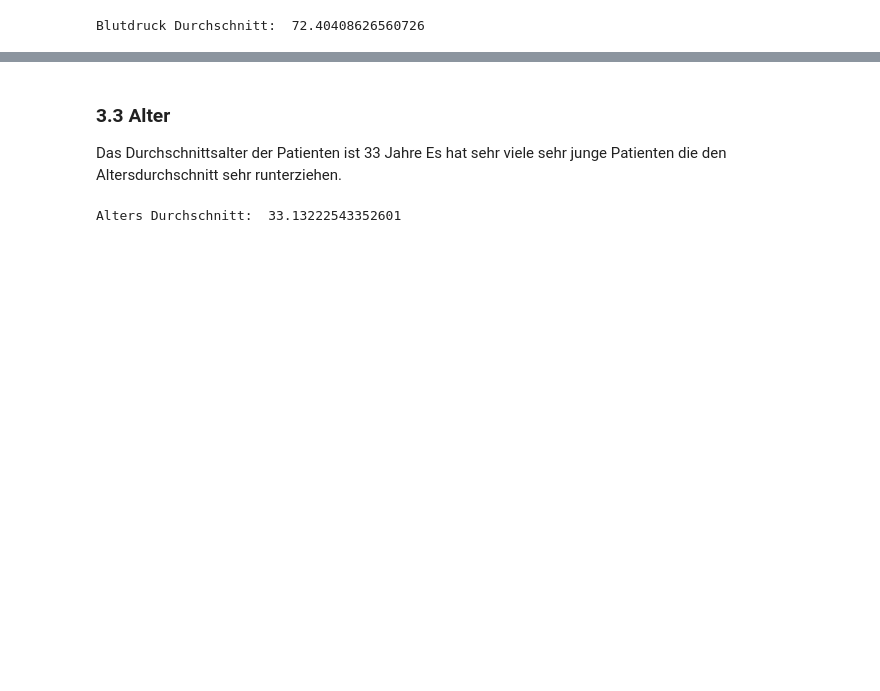
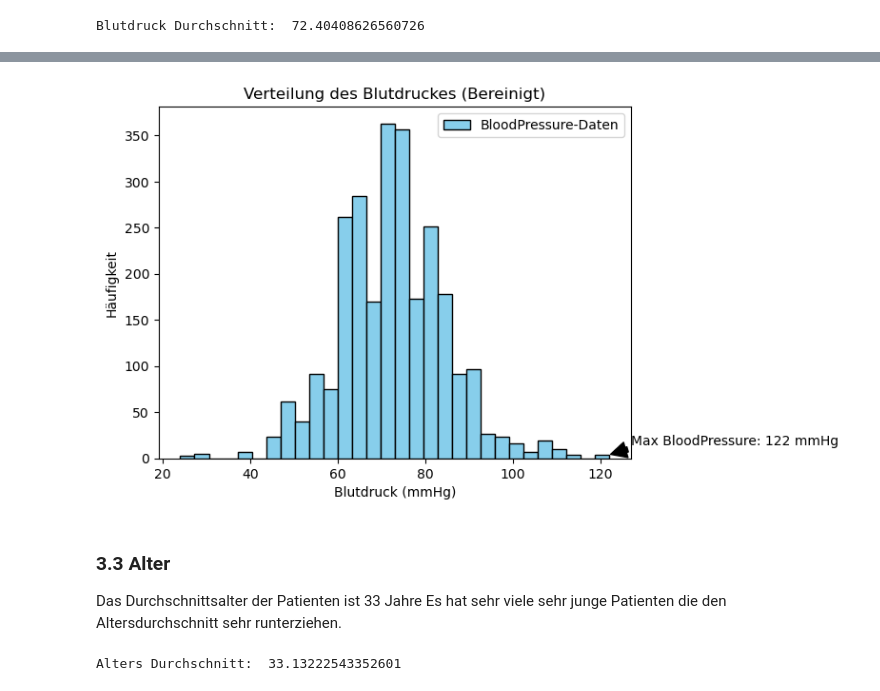
Before and after one commit to febenfasil/BMLD_LNW2, a Jupyter notebook: diabetes.ipynb, the cells around one changed output, grey strips where cells are left out. Drawn from its saved outputs; the diff is of its cells as text; code cells hidden in the pictures; blank space fills up the shorter version.

```diff
--- a/diabetes.ipynb
+++ b/diabetes.ipynb
@@ -142,3 +142,35 @@ plt.show()
+# %%
+import matplotlib.pyplot as plt
+
+# Entferne Zeilen mit Blutdruckwerten von 0
+df_cleaned = df[df["BloodPressure"] > 0]
+
+# Blutdruck Histogramm plotten
+df_cleaned["BloodPressure"].plot(kind='hist', bins=30, color='skyblue', edgecolor='black')
+
+# Titel und Achsenbeschriftungen
+plt.title('Verteilung des Blutdruckes (Bereinigt)')
+plt.xlabel('Blutdruck (mmHg)')
+plt.ylabel('Häufigkeit')
+
+# Maximalen Blutdruck und Häufigkeit berechnen
+max_bp = df_cleaned["BloodPressure"].max()
+max_bp_freq = df_cleaned["BloodPressure"].value_counts().loc[max_bp]
+
+# Annotiere den maximalen Blutdruck-Wert
+plt.annotate(f'Max BloodPressure: {max_bp} mmHg',
+             xy=(max_bp, max_bp_freq),
+             xytext=(max_bp + 5, max_bp_freq + 10),
+             arrowprops=dict(facecolor='black', shrink=0.05),
+             fontsize=10)
+
+# Legende hinzufügen
+plt.legend(['BloodPressure-Daten'], loc='upper right')
+
+# Plot anzeigen
+plt.show()
+# %% [output]
+[figure, added]
 # %% [markdown]
 ### 3.3 Alter
 Das Durchschnittsalter der Patienten ist 33 Jahre
```
Also changed, not shown: parts of 15 cells of this notebook.
